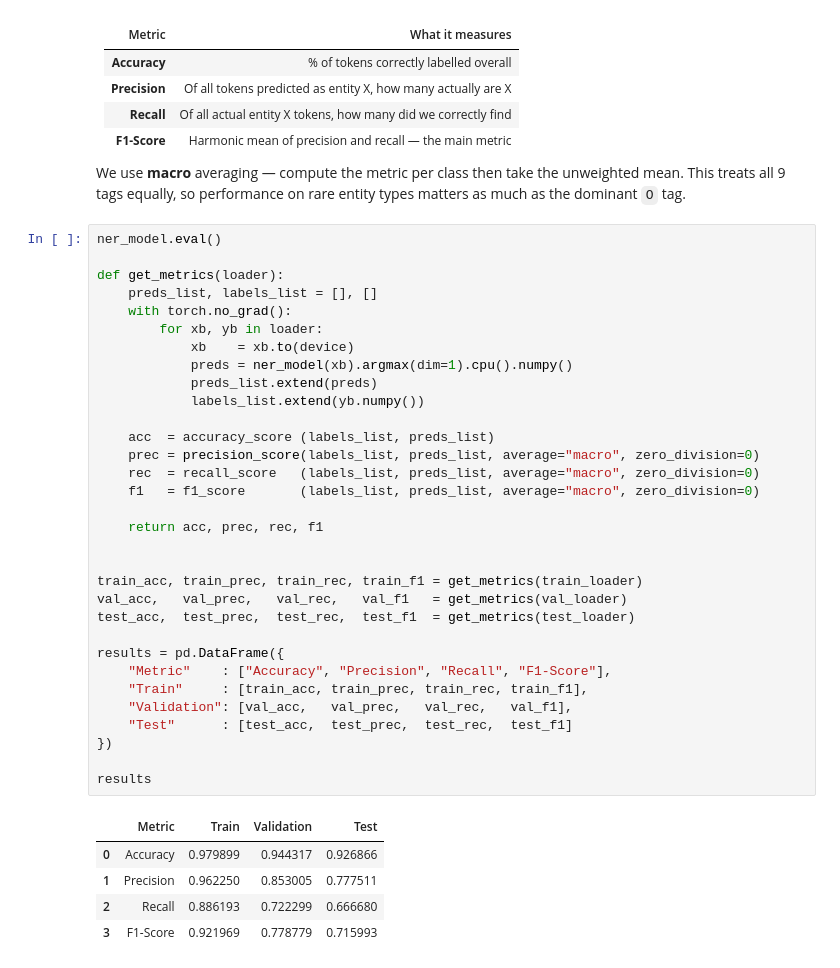
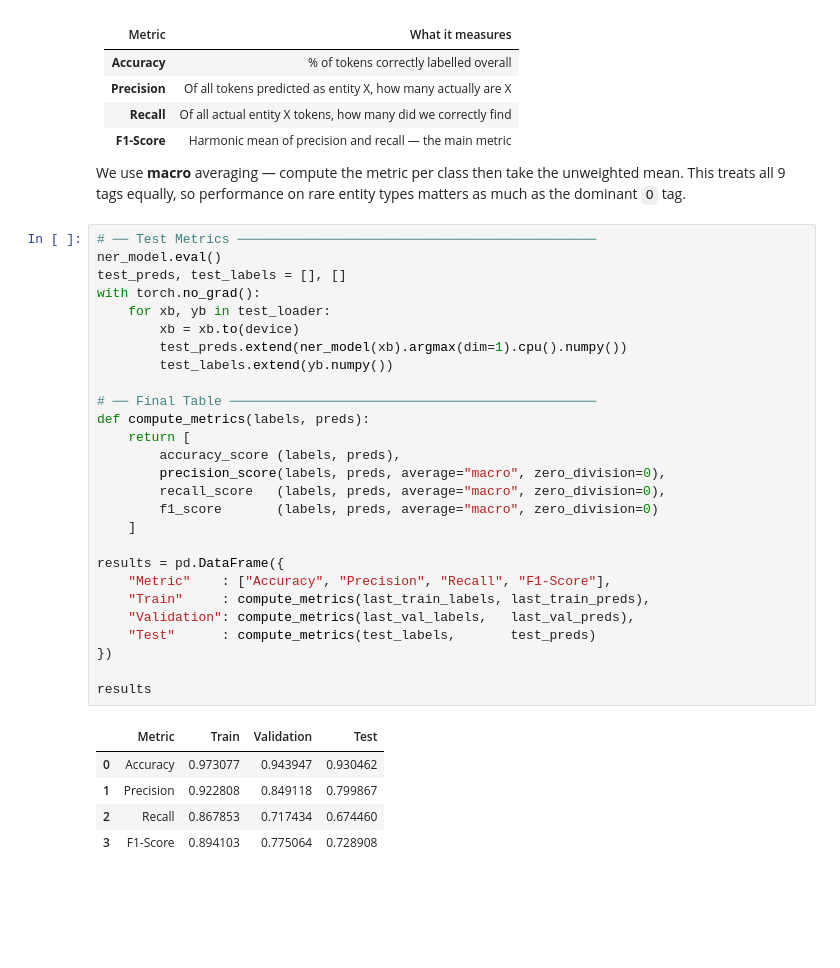
Before and after one commit to habibaelghazouly/NLP-Assignments, a Jupyter notebook: NER/NNs/main.ipynb, the cells around one changed output. Saved outputs shown, nothing was run; the diff lists cells and outputs as text; blank space fills up the shorter version.

```diff
--- a/NER/NNs/main.ipynb
+++ b/NER/NNs/main.ipynb
@@ -472,40 +661,35 @@ We report four metrics:
 
 We use **macro** averaging — compute the metric per class then take the unweighted mean. This treats all 9 tags equally, so performance on rare entity types matters as much as the dominant `O` tag.
 # %%
+# ── Test Metrics ──────────────────────────────────────────────
 ner_model.eval()
+test_preds, test_labels = [], []
+with torch.no_grad():
+    for xb, yb in test_loader:
+        xb = xb.to(device)
+        test_preds.extend(ner_model(xb).argmax(dim=1).cpu().numpy())
+        test_labels.extend(yb.numpy())
 
-def get_metrics(loader):
-    preds_list, labels_list = [], []
-    with torch.no_grad():
-        for xb, yb in loader:
-            xb    = xb.to(device)
-            preds = ner_model(xb).argmax(dim=1).cpu().numpy()
-            preds_list.extend(preds)
-            labels_list.extend(yb.numpy())
-
-    acc  = accuracy_score (labels_list, preds_list)
-    prec = precision_score(labels_list, preds_list, average="macro", zero_division=0)
-    rec  = recall_score   (labels_list, preds_list, average="macro", zero_division=0)
-    f1   = f1_score       (labels_list, preds_list, average="macro", zero_division=0)
-
-    return acc, prec, rec, f1
-
-
-train_acc, train_prec, train_rec, train_f1 = get_metrics(train_loader)
-val_acc,   val_prec,   val_rec,   val_f1   = get_metrics(val_loader)
-test_acc,  test_prec,  test_rec,  test_f1  = get_metrics(test_loader)
+# ── Final Table ───────────────────────────────────────────────
+def compute_metrics(labels, preds):
+    return [
+        accuracy_score (labels, preds),
+        precision_score(labels, preds, average="macro", zero_division=0),
+        recall_score   (labels, preds, average="macro", zero_division=0),
+        f1_score       (labels, preds, average="macro", zero_division=0)
+    ]
 
 results = pd.DataFrame({
     "Metric"    : ["Accuracy", "Precision", "Recall", "F1-Score"],
-    "Train"     : [train_acc, train_prec, train_rec, train_f1],
-    "Validation": [val_acc,   val_prec,   val_rec,   val_f1],
-    "Test"      : [test_acc,  test_prec,  test_rec,  test_f1]
+    "Train"     : compute_metrics(last_train_labels, last_train_preds),
+    "Validation": compute_metrics(last_val_labels,   last_val_preds),
+    "Test"      : compute_metrics(test_labels,       test_preds)
 })
 
 results
 # %% [output]
 |  | Metric | Train | Validation | Test |
-| 0 | Accuracy | 0.979899 | 0.944317 | 0.926866 |
-| 1 | Precision | 0.962250 | 0.853005 | 0.777511 |
-| 2 | Recall | 0.886193 | 0.722299 | 0.666680 |
-| 3 | F1-Score | 0.921969 | 0.778779 | 0.715993 |
+| 0 | Accuracy | 0.973077 | 0.943947 | 0.930462 |
+| 1 | Precision | 0.922808 | 0.849118 | 0.799867 |
+| 2 | Recall | 0.867853 | 0.717434 | 0.674460 |
+| 3 | F1-Score | 0.894103 | 0.775064 | 0.728908 |
```
Also changed, not shown: parts of 3 cells of this notebook.
